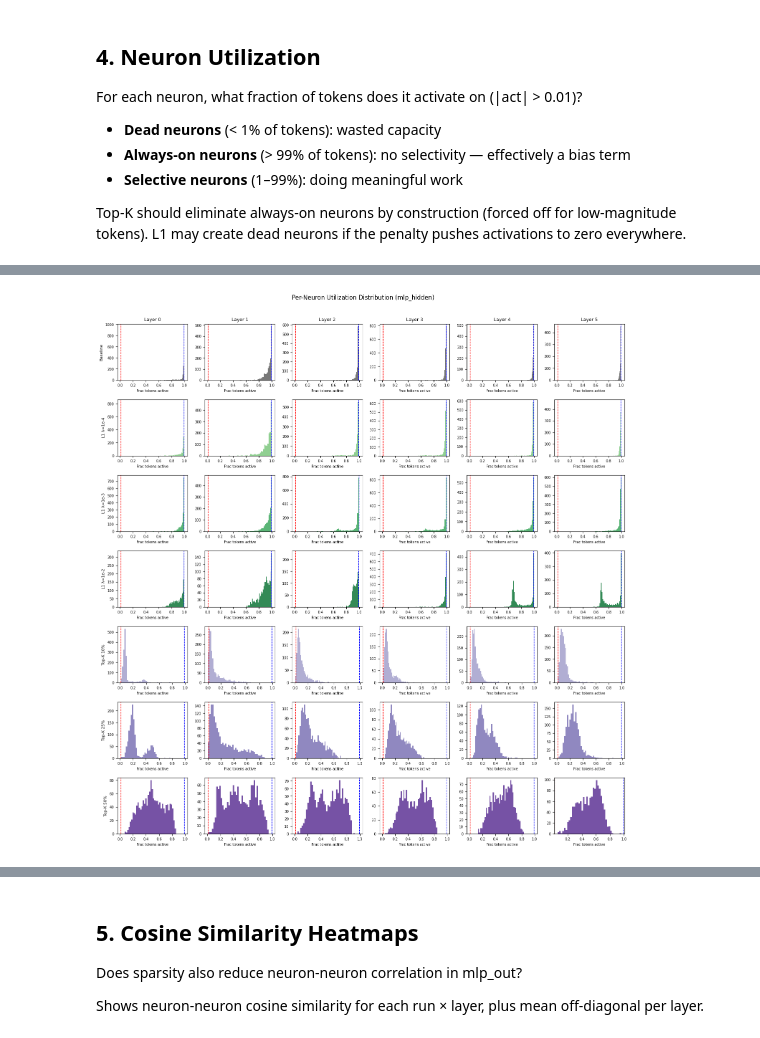
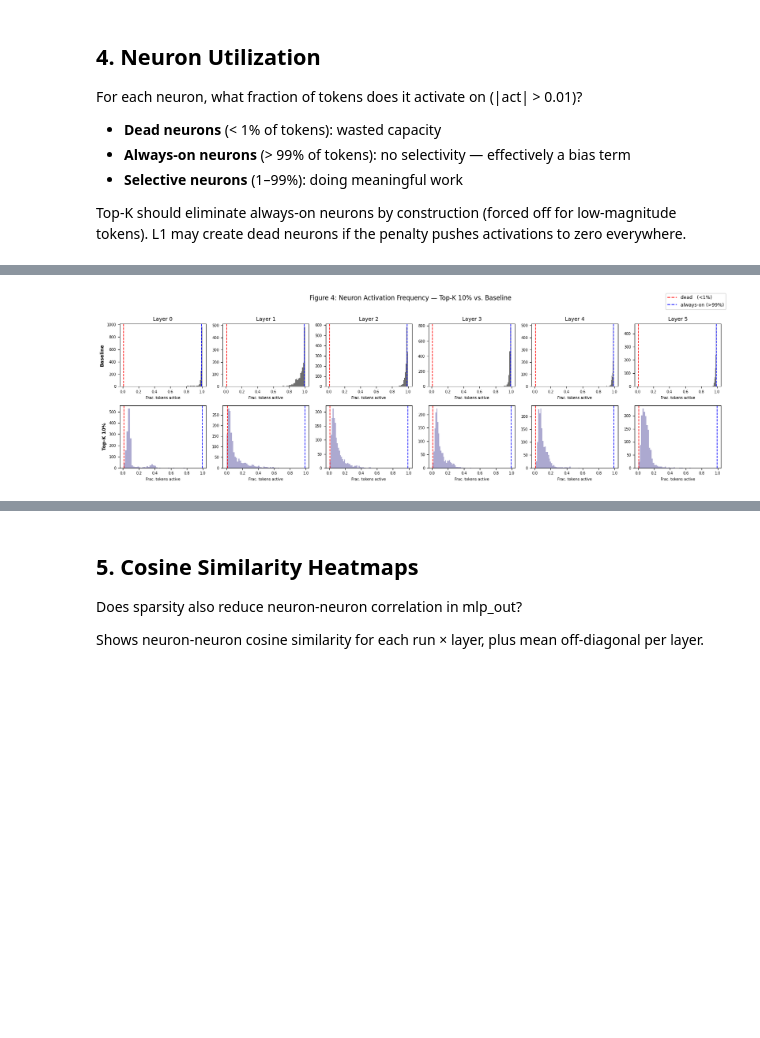
Before and after one commit to hiskuDN/training-time-interpretability, a Jupyter notebook: notebooks/evaluation_expt2.ipynb, the cells around one changed output, grey strips where cells are left out. Cells and saved outputs as stored; diff of their text form; code cells hidden in the pictures; blank space fills up the shorter version.

Commit message:
feat: add new figures for correlation, perplexity, neuron utilization, and Pareto frontier analysis; update evaluation notebook with detailed metrics and improved output formatting

```diff
--- a/notebooks/evaluation_expt2.ipynb
+++ b/notebooks/evaluation_expt2.ipynb
@@ -324,6 +324,8 @@ For each neuron, what fraction of tokens does it activate on (|act| > 0.01)?
 
 Top-K should eliminate always-on neurons by construction (forced off for low-magnitude tokens). L1 may create dead neurons if the penalty pushes activations to zero everywhere.
 # %%
+import os; os.makedirs("../figures", exist_ok=True)
+
 util_runs = [r for r in AVAILABLE_RUNS if has_artifact(r, "neuron_utilization.json")]
 
 if not util_runs:
@@ -331,49 +333,84 @@ if not util_runs:
 else:
     util_data = {r: load_json(r, "neuron_utilization.json") for r in util_runs}
 
-    # --- Summary table: dead / always-on fractions ---
+    # --- Summary table (keys are "layer_0", "layer_1", ...) ---
     rows = []
     for run_name in util_runs:
         d = util_data[run_name]
         row = {"Run": RUN_LABELS[run_name]}
         for i in range(N_LAYERS):
-            key = str(i)
+            key = f"layer_{i}"
             if key in d:
-                row[f"L{i} dead%"] = f"{d[key]['frac_dead']*100:.1f}"
-                row[f"L{i} on%"] = f"{d[key]['frac_always_on']*100:.1f}"
+                row[f"L{i} dead%"]  = f"{d[key]['frac_dead']*100:.1f}"
+                row[f"L{i} on%"]    = f"{d[key]['frac_always_on']*100:.1f}"
         rows.append(row)
     display(pd.DataFrame(rows).set_index("Run"))
 
-    # --- Bar charts: dead & always-on per layer ---
+    # --- Dead & always-on line charts (all runs) ---
     fig, axes = plt.subplots(1, 2, figsize=(14, 5))
-
     for run_name in util_runs:
         d = util_data[run_name]
-        layers = [i for i in range(N_LAYERS) if str(i) in d]
-        dead_vals  = [d[str(i)]["frac_dead"] * 100       for i in layers]
-        alwon_vals = [d[str(i)]["frac_always_on"] * 100  for i in layers]
+        layers    = [i for i in range(N_LAYERS) if f"layer_{i}" in d]
+        dead_vals = [d[f"layer_{i}"]["frac_dead"]      * 100 for i in layers]
+        alwon_vals= [d[f"layer_{i}"]["frac_always_on"] * 100 for i in layers]
         kw = dict(marker="o", label=RUN_LABELS[run_name],
                   color=RUN_COLORS[run_name], linestyle=RUN_LINESTYLES[run_name])
-        axes[0].plot(layers, dead_vals,  **kw)
-        axes[1].plot(layers, alwon_vals, **kw)
+        axes[0].plot(layers, dead_vals,   **kw)
+        axes[1].plot(layers, alwon_vals,  **kw)
 
     for ax, title, ylabel in zip(
         axes,
         ["Dead Neurons per Layer (< 1% active)", "Always-On Neurons per Layer (> 99% active)"],
         ["% of d_ff neurons", "% of d_ff neurons"],
     ):
-        ax.set_xlabel("Layer")
-        ax.set_ylabel(ylabel)
-        ax.set_title(title)
-        ax.set_xticks(range(N_LAYERS))
-        ax.set_xticklabels([f"L{i}" for i in range(N_LAYERS)])
-        ax.legend(fontsize=8)
-        ax.grid(alpha=0.3)
-
+        ax.set_xlabel("Layer"); ax.set_ylabel(ylabel); ax.set_title(title)
+        ax.set_xticks(range(N_LAYERS)); ax.set_xticklabels([f"L{i}" for i in range(N_LAYERS)])
+        ax.legend(fontsize=8); ax.grid(alpha=0.3)
     plt.tight_layout()
     plt.show()
 
-    # --- Per-neuron utilization histograms (npz) ---
+    # --- Figure 4: per-neuron utilization histograms — TopK 10% vs Baseline ---
+    fig4_runs = [r for r in ["expt1_baseline_seed42", "expt2_topk_10pct_seed42"]
+                 if r in util_runs and has_artifact(r, "neuron_utilization.npz")]
+
+    if fig4_runs:
+        fig, axes = plt.subplots(len(fig4_runs), N_LAYERS,
+                                 figsize=(N_LAYERS * 2.8, len(fig4_runs) * 2.5),
+                                 squeeze=False)
+        for row_idx, run_name in enumerate(fig4_runs):
+            npz = load_npz(run_name, "neuron_utilization.npz")
+            for col_idx in range(N_LAYERS):
+                ax = axes[row_idx][col_idx]
+                key = f"layer_{col_idx}"
+                if key not in npz.files:
+                    ax.axis("off"); continue
+                frac = npz[key]
+                ax.hist(frac, bins=40, color=RUN_COLORS[run_name], alpha=0.85, edgecolor="none")
+                ax.axvline(0.01, color="red",  linewidth=1.2, linestyle="--")
+                ax.axvline(0.99, color="blue", linewidth=1.2, linestyle="--")
+                if col_idx == 0:
+                    ax.set_ylabel(RUN_LABELS[run_name], fontsize=9, fontweight="bold")
+                if row_idx == 0:
+                    ax.set_title(f"Layer {col_idx}", fontsize=10)
+                ax.set_xlabel("Frac. tokens active", fontsize=7)
+                ax.tick_params(labelsize=7)
+
+        # Shared legend
+        import matplotlib.lines as mlines
+        legend_handles = [
+            mlines.Line2D([], [], color="red",  linestyle="--", label="dead   (<1%)"),
+            mlines.Line2D([], [], color="blue", linestyle="--", label="always-on (>99%)"),
+        ]
+        fig.legend(handles=legend_handles, loc="upper right", fontsize=9, framealpha=0.9)
+        fig.suptitle("Figure 4: Neuron Activation Frequency — Top-K 10% vs. Baseline",
+                     fontsize=12, y=1.02)
+        plt.tight_layout()
+        plt.savefig("../figures/fig4_neuron_utilization_topk_vs_baseline.jpg",
+                    dpi=300, bbox_inches="tight")
+        plt.show()
+        print("Saved fig4_neuron_utilization_topk_vs_baseline.jpg")
+
+    # --- Full grid for all runs (exploratory) ---
     npz_runs = [r for r in util_runs if has_artifact(r, "neuron_utilization.npz")]
     if npz_runs:
         fig, axes = plt.subplots(len(npz_runs), N_LAYERS,
@@ -385,19 +422,18 @@ else:
                 ax = axes[row_idx][col_idx]
                 key = f"layer_{col_idx}"
                 if key not in npz.files:
-                    ax.axis("off")
-                    continue
-                frac = npz[key]  # shape [d_ff]
+                    ax.axis("off"); continue
+                frac = npz[key]
                 ax.hist(frac, bins=40, color=RUN_COLORS[run_name], alpha=0.8, edgecolor="none")
-                ax.axvline(0.01, color="red",   linewidth=1, linestyle="--", label="dead (<1%)")
-                ax.axvline(0.99, color="blue",  linewidth=1, linestyle="--", label="always-on (>99%)")
+                ax.axvline(0.01, color="red",  linewidth=1, linestyle="--")
+                ax.axvline(0.99, color="blue", linewidth=1, linestyle="--")
                 if col_idx == 0:
                     ax.set_ylabel(RUN_LABELS[run_name], fontsize=8)
                 if row_idx == 0:
                     ax.set_title(f"Layer {col_idx}", fontsize=9)
                 ax.set_xlabel("Frac tokens active", fontsize=7)
                 ax.tick_params(labelsize=7)
-        fig.suptitle("Per-Neuron Utilization Distribution (mlp_hidden)", fontsize=12, y=1.01)
+        fig.suptitle("Per-Neuron Utilization Distribution — All Runs (mlp_hidden)", fontsize=12, y=1.01)
         plt.tight_layout()
         plt.show()
 # %% [output]
@@ -414 +450 @@ else:
-[figure, old version]
+[figure, new version]
```
Also changed, not shown: parts of 11 cells of this notebook, 5 other files.
